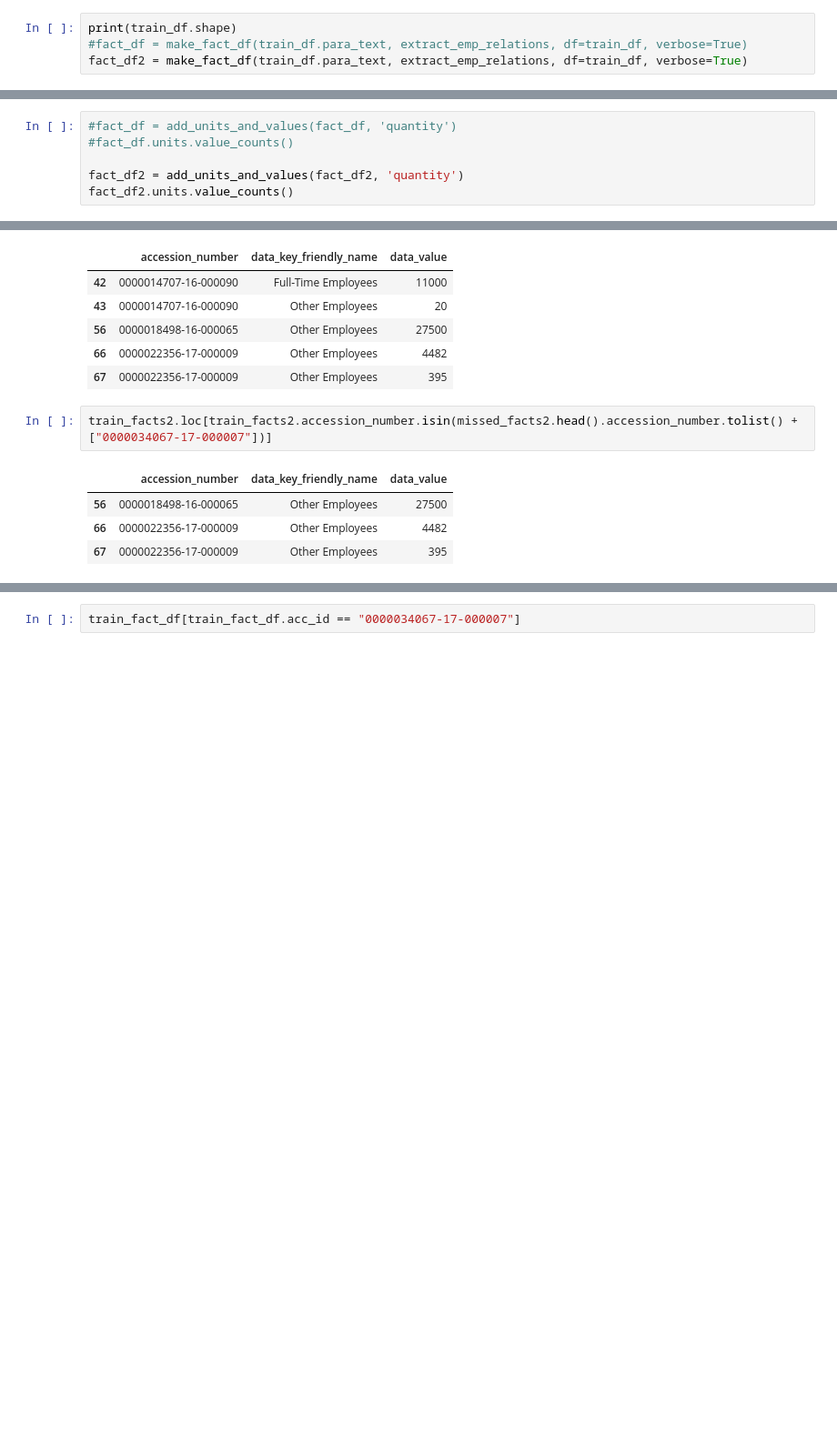
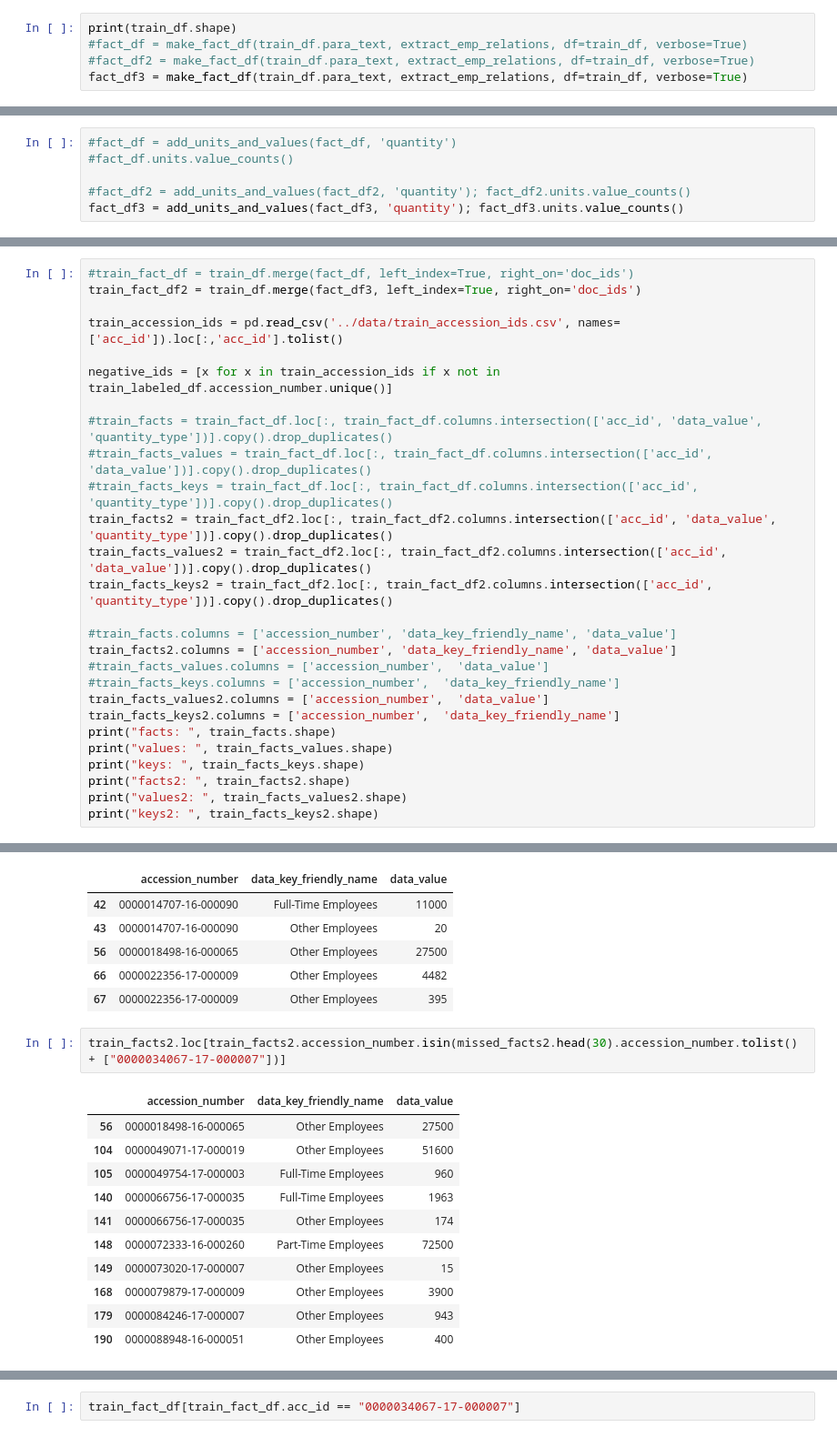
Before and after one commit to JarrodAJ/sec_employee_information_extraction, a Jupyter notebook: 4_Define_SpaCy_NER.ipynb, the cells around one changed output, grey strips where cells are left out. Shown at 91% size. Saved outputs shown, nothing was run; the diff lists cells and outputs as text; blank space fills up the shorter version.

```diff
--- a/4_Define_SpaCy_NER.ipynb
+++ b/4_Define_SpaCy_NER.ipynb
@@ -3941,7 +3972,8 @@ print_df(make_tok_df(nlp("As of December 31, 2016, we employed approximately 22,
 # %%
 print(train_df.shape)
 #fact_df = make_fact_df(train_df.para_text, extract_emp_relations, df=train_df, verbose=True)
-fact_df2 = make_fact_df(train_df.para_text, extract_emp_relations, df=train_df, verbose=True)
+#fact_df2 = make_fact_df(train_df.para_text, extract_emp_relations, df=train_df, verbose=True)
+fact_df3 = make_fact_df(train_df.para_text, extract_emp_relations, df=train_df, verbose=True)
 # %% [output]
 (7700, 9)
 ========================================
@@ -3971,6 +4003,6 @@ list(err_doc[2].conjuncts)
 #fact_df = add_units_and_values(fact_df, 'quantity')
 #fact_df.units.value_counts()
 
-fact_df2 = add_units_and_values(fact_df2, 'quantity')
-fact_df2.units.value_counts()
+#fact_df2 = add_units_and_values(fact_df2, 'quantity'); fact_df2.units.value_counts()
+fact_df3 = add_units_and_values(fact_df3, 'quantity'); fact_df3.units.value_counts()
 # %% [output]
@@ -4181,0 +4214,27 @@ keys2:  (1653, 2)
+# %%
+#train_fact_df = train_df.merge(fact_df, left_index=True, right_on='doc_ids')
+train_fact_df2 = train_df.merge(fact_df3, left_index=True, right_on='doc_ids')
+
+train_accession_ids = pd.read_csv('../data/train_accession_ids.csv', names=['acc_id']).loc[:,'acc_id'].tolist()
+
+negative_ids = [x for x in train_accession_ids if x not in train_labeled_df.accession_number.unique()]
+
+#train_facts = train_fact_df.loc[:, train_fact_df.columns.intersection(['acc_id', 'data_value', 'quantity_type'])].copy().drop_duplicates()
+#train_facts_values = train_fact_df.loc[:, train_fact_df.columns.intersection(['acc_id', 'data_value'])].copy().drop_duplicates()
+#train_facts_keys = train_fact_df.loc[:, train_fact_df.columns.intersection(['acc_id', 'quantity_type'])].copy().drop_duplicates()
+train_facts2 = train_fact_df2.loc[:, train_fact_df2.columns.intersection(['acc_id', 'data_value', 'quantity_type'])].copy().drop_duplicates()
+train_facts_values2 = train_fact_df2.loc[:, train_fact_df2.columns.intersection(['acc_id', 'data_value'])].copy().drop_duplicates()
+train_facts_keys2 = train_fact_df2.loc[:, train_fact_df2.columns.intersection(['acc_id', 'quantity_type'])].copy().drop_duplicates()
+
+#train_facts.columns = ['accession_number', 'data_key_friendly_name', 'data_value']
+train_facts2.columns = ['accession_number', 'data_key_friendly_name', 'data_value']
+#train_facts_values.columns = ['accession_number',  'data_value']
+#train_facts_keys.columns = ['accession_number',  'data_key_friendly_name']
+train_facts_values2.columns = ['accession_number',  'data_value']
+train_facts_keys2.columns = ['accession_number',  'data_key_friendly_name']
+print("facts: ", train_facts.shape)
+print("values: ", train_facts_values.shape)
+print("keys: ", train_facts_keys.shape)
+print("facts2: ", train_facts2.shape)
+print("values2: ", train_facts_values2.shape)
+print("keys2: ", train_facts_keys2.shape)
@@ -4274,9 +4420,16 @@ train_facts.loc[train_facts.accession_number.isin(missed_facts.head().accession_
 | 66 | 0000022356-17-000009 | Other Employees | 4482 |
 | 67 | 0000022356-17-000009 | Other Employees | 395 |
 # %%
-train_facts2.loc[train_facts2.accession_number.isin(missed_facts2.head().accession_number.tolist() + ["0000034067-17-000007"])]
+train_facts2.loc[train_facts2.accession_number.isin(missed_facts2.head(30).accession_number.tolist() + ["0000034067-17-000007"])]
 # %% [output]
 |  | accession_number | data_key_friendly_name | data_value |
 | 56 | 0000018498-16-000065 | Other Employees | 27500 |
-| 66 | 0000022356-17-000009 | Other Employees | 4482 |
-| 67 | 0000022356-17-000009 | Other Employees | 395 |
+| 104 | 0000049071-17-000019 | Other Employees | 51600 |
+| 105 | 0000049754-17-000003 | Full-Time Employees | 960 |
+| 140 | 0000066756-17-000035 | Full-Time Employees | 1963 |
+| 141 | 0000066756-17-000035 | Other Employees | 174 |
+| 148 | 0000072333-16-000260 | Part-Time Employees | 72500 |
+| 149 | 0000073020-17-000007 | Other Employees | 15 |
+| 168 | 0000079879-17-000009 | Other Employees | 3900 |
+| 179 | 0000084246-17-000007 | Other Employees | 943 |
+| 190 | 0000088948-16-000051 | Other Employees | 400 |
```
Also changed, not shown: parts of 29 cells of this notebook.
